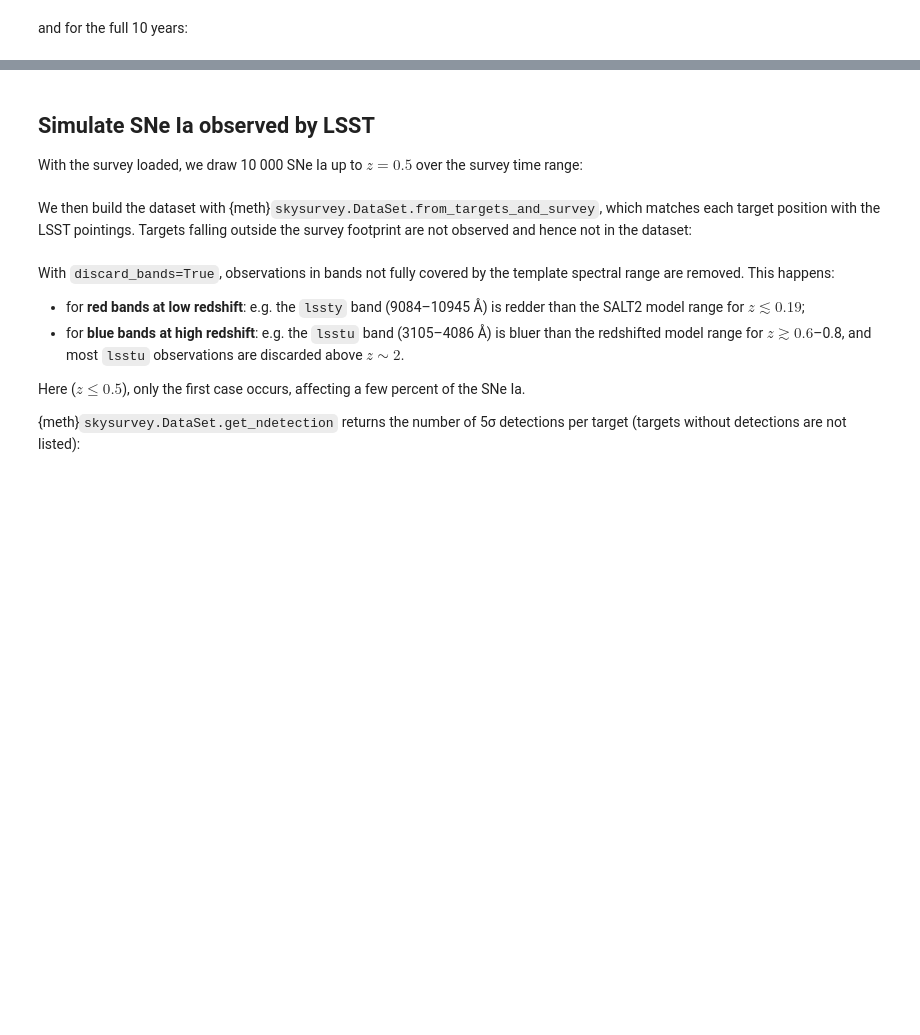
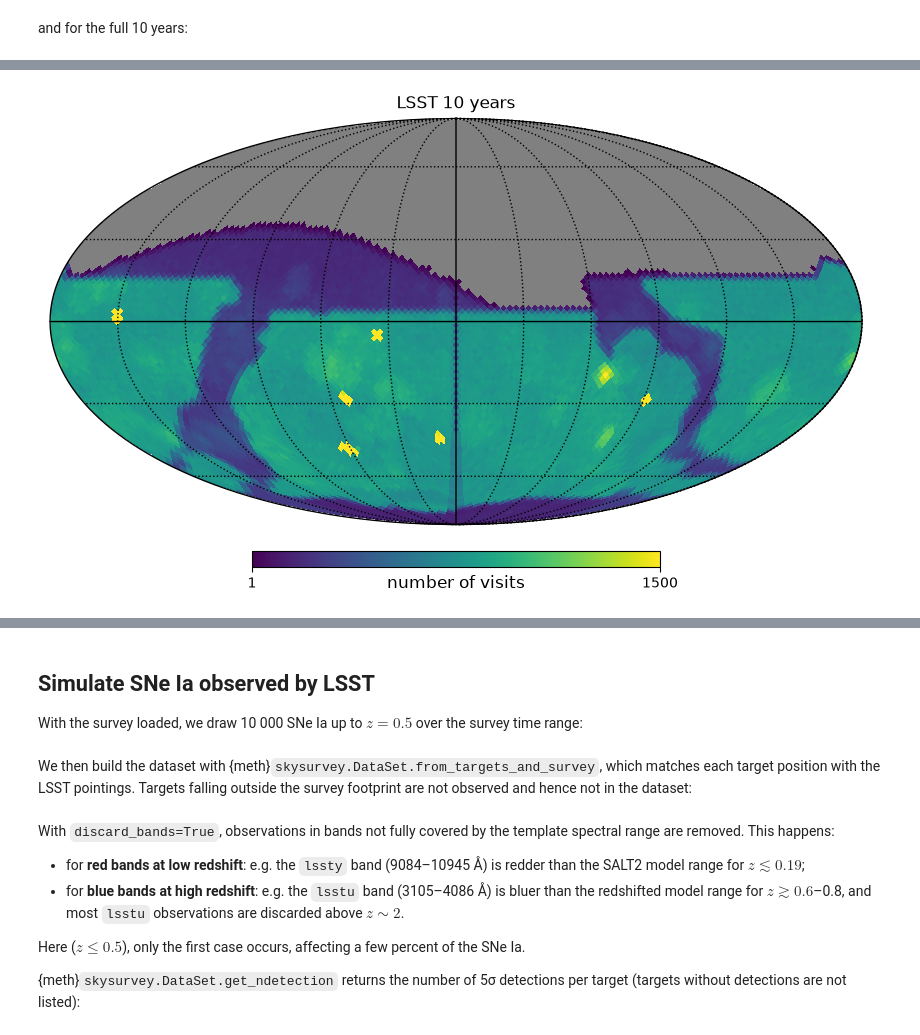
Before and after one commit to MickaelRigault/skysurvey, a Jupyter notebook: docs/howto/load_lsst.ipynb, the cells around one changed output, grey strips where cells are left out. Drawn from its saved outputs; the diff is of its cells as text; code cells hidden in the pictures; blank space fills up the shorter version.

```diff
--- a/docs/howto/load_lsst.ipynb
+++ b/docs/howto/load_lsst.ipynb
@@ -122,0 +122,4 @@ lsst.show(vmin=0, vmax=coverage.quantile(0.95), cmap="coolwarm")
+# %%
+fig = lsst.show_nvisits_healpix(nside=32, title="LSST 10 years", max=1500)
+# %% [output]
+[figure, added]
```
Also changed, not shown: parts of 20 cells of this notebook, 13 other files.
